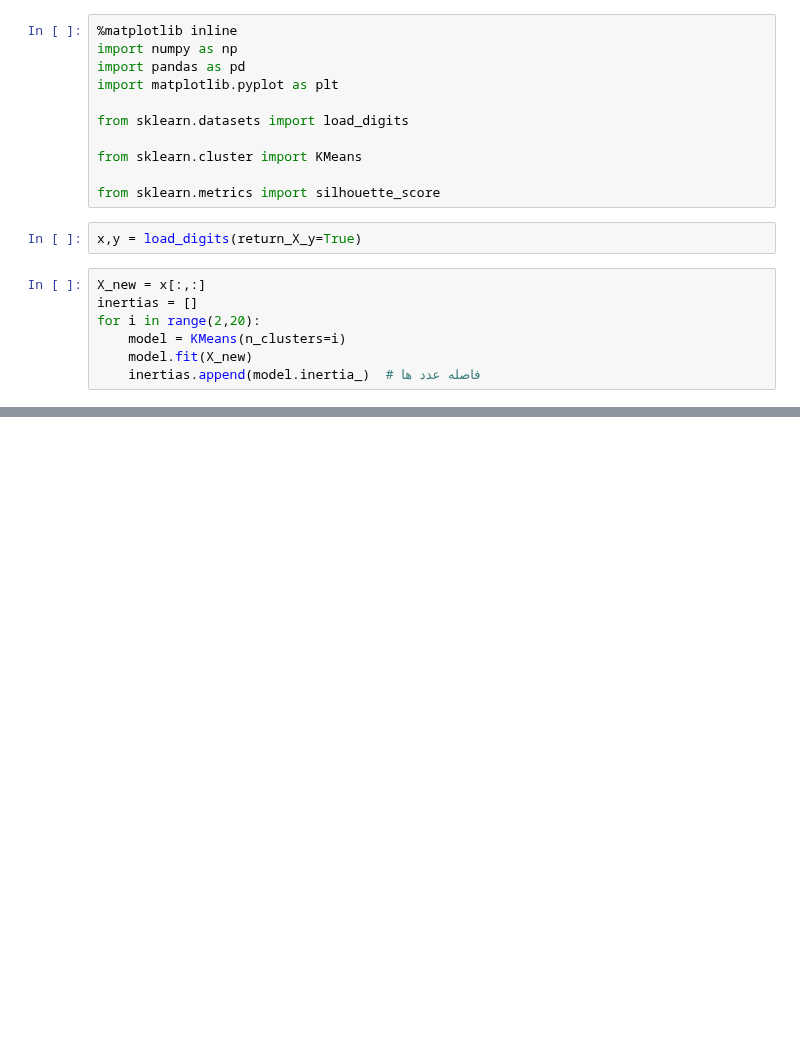
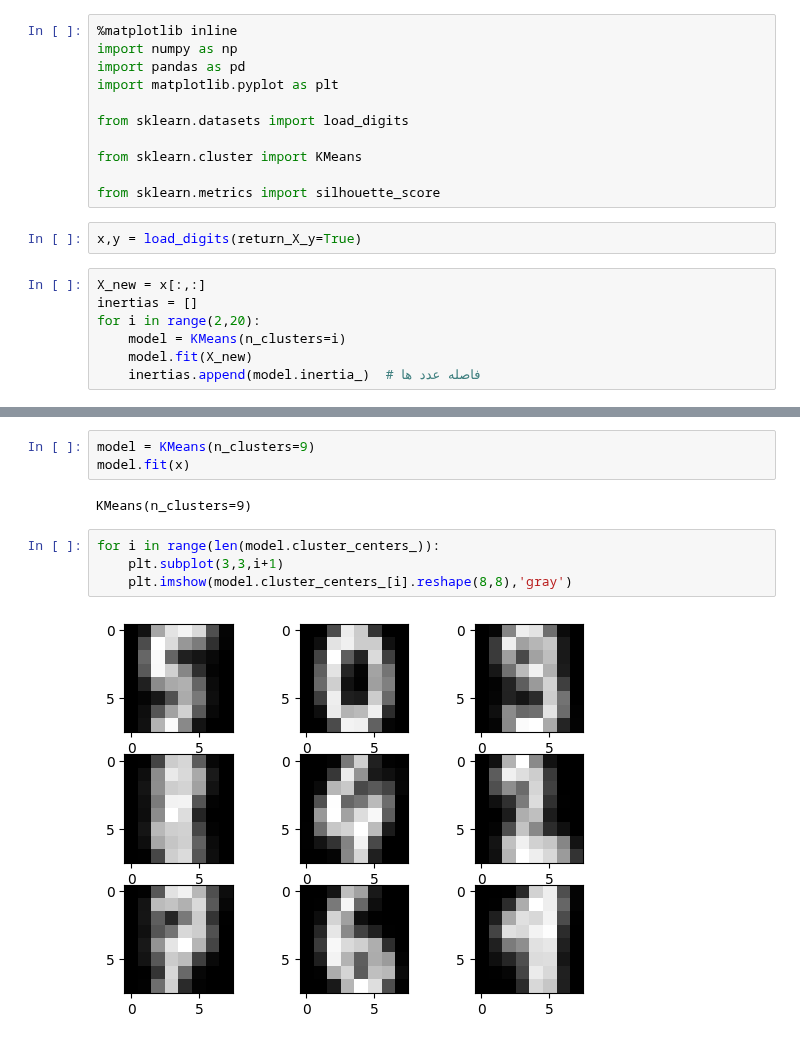
Before and after one commit to TahaT80/AI, a Jupyter notebook: part4_Machine Learning/Unsupervised/1_2_kmeans.ipynb, the cells around one changed output, grey strips where cells are left out. Drawn from its saved outputs; the diff is of its cells as text; blank space fills up the shorter version.

```diff
--- a/part4_Machine Learning/Unsupervised/1_2_kmeans.ipynb
+++ b/part4_Machine Learning/Unsupervised/1_2_kmeans.ipynb
@@ -58,0 +59,11 @@ max(res,key=lambda x :x[1])
+# %%
+model = KMeans(n_clusters=9)
+model.fit(x)
+# %% [output]
+KMeans(n_clusters=9)
+# %%
+for i in range(len(model.cluster_centers_)):
+    plt.subplot(3,3,i+1)
+    plt.imshow(model.cluster_centers_[i].reshape(8,8),'gray')
+# %% [output]
+[figure, added]
```
Also changed, not shown: parts of 3 cells of this notebook.
